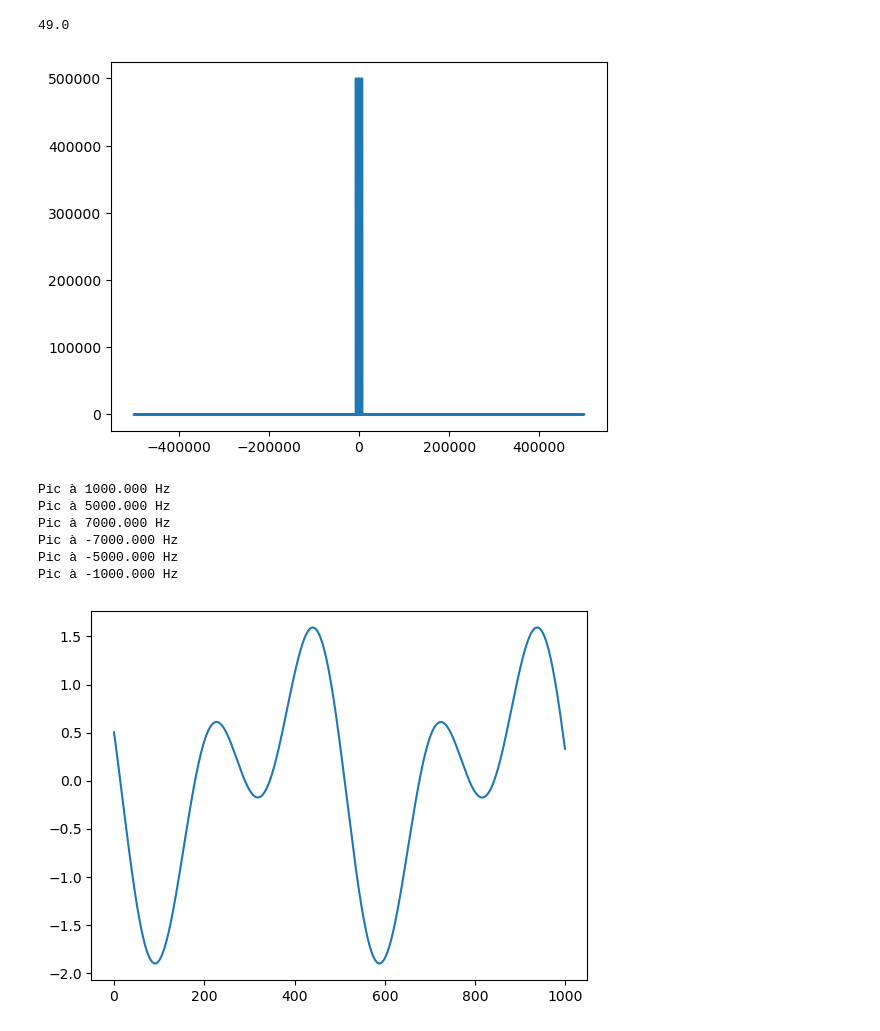
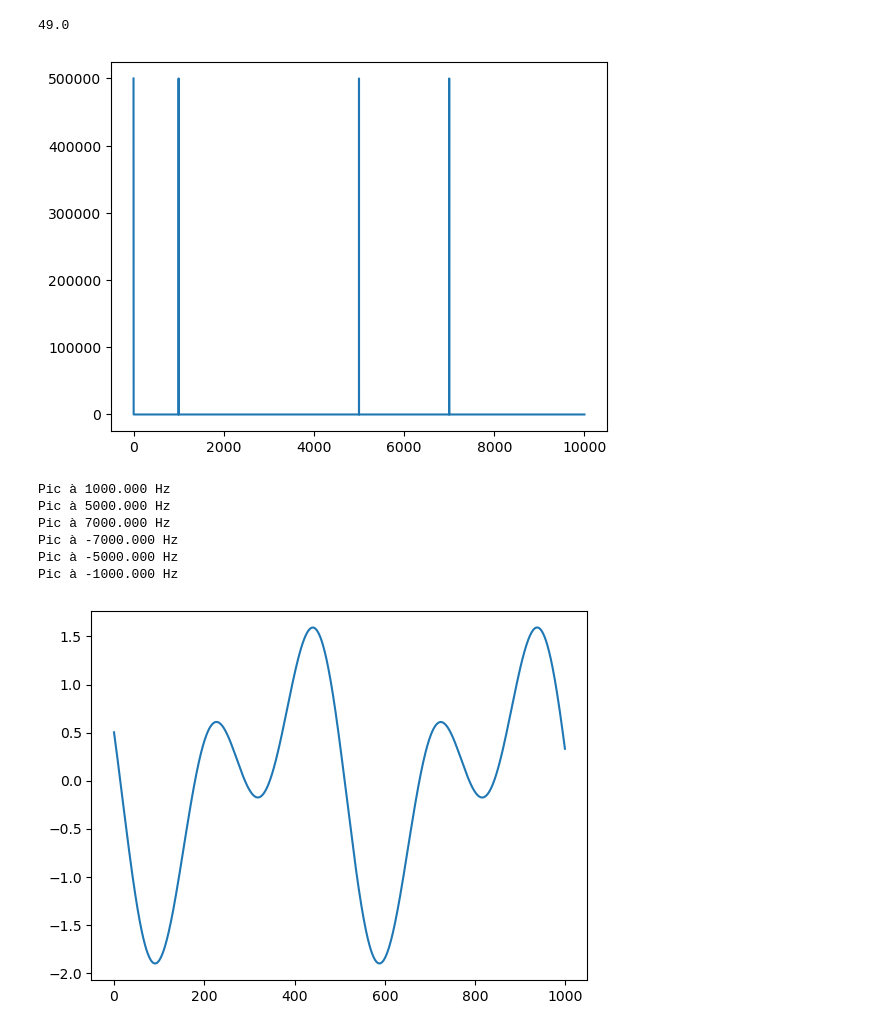
Before and after one commit to yousefBens/SDR_PRPD, a Jupyter notebook: Learn.ipynb, the cells around one changed output. Drawn from its saved outputs; the diff is of its cells as text; code cells hidden in the pictures.

```diff
--- a/Learn.ipynb
+++ b/Learn.ipynb
@@ -22,7 +22,7 @@ plt.plot(0.005* np.exp(-tp / tau) * np.exp(1j * 2 * np.pi * tp))
 [<matplotlib.lines.Line2D at 0x...>]
 [figure]
 # %%
-fs = 1000000
+fs = 1e6
 T = 1.0
 
 N = int(fs * T)
@@ -74,7 +74,8 @@ t_3 = np.arange(0, 1, 1/fs)
 
 signal_3 = np.cos(2*np.pi*f_3*t_3 + phi_3)
 # %%
-signal_1_2_3 = signal_1 + signal_2 + signal_3
+dc_offset = 0.5
+signal_1_2_3 = signal_1_2_3 + dc_offset
 noise = 1000*np.random.randn(len(signal_1_2_3)) *0
 
 signal_1_2_3 = signal_1_2_3 + noise
@@ -109,18 +110,19 @@ freq.shape, Ampl.shape, phase.shape
 49.0
 # %%
 plt.figure()
-plt.plot(freq[:], Ampl[:])
+alpha = int(len(freq)/100)
+plt.plot(freq[:alpha], Ampl[:alpha])
 # plt.plot(freqs[:], phase[:])
 
 peaks, properties = find_peaks(Ampl, height=10)
 # plt.plot(freqs[peaks], Ampl[peaks], "rx")
 plt.show()
 for p in peaks:
     print(f"Pic à {freq[p]/1:.3f} Hz")
 # plt.xlim(-50000, 50000)
 # plt.ylim(0, 200)
 # %% [output]
-[figure, old version]
+[figure, new version]
 Pic à 1000.000 Hz
 Pic à 5000.000 Hz
 Pic à 7000.000 Hz
```
Also changed, not shown: parts of 7 cells of this notebook, 52 other files.
